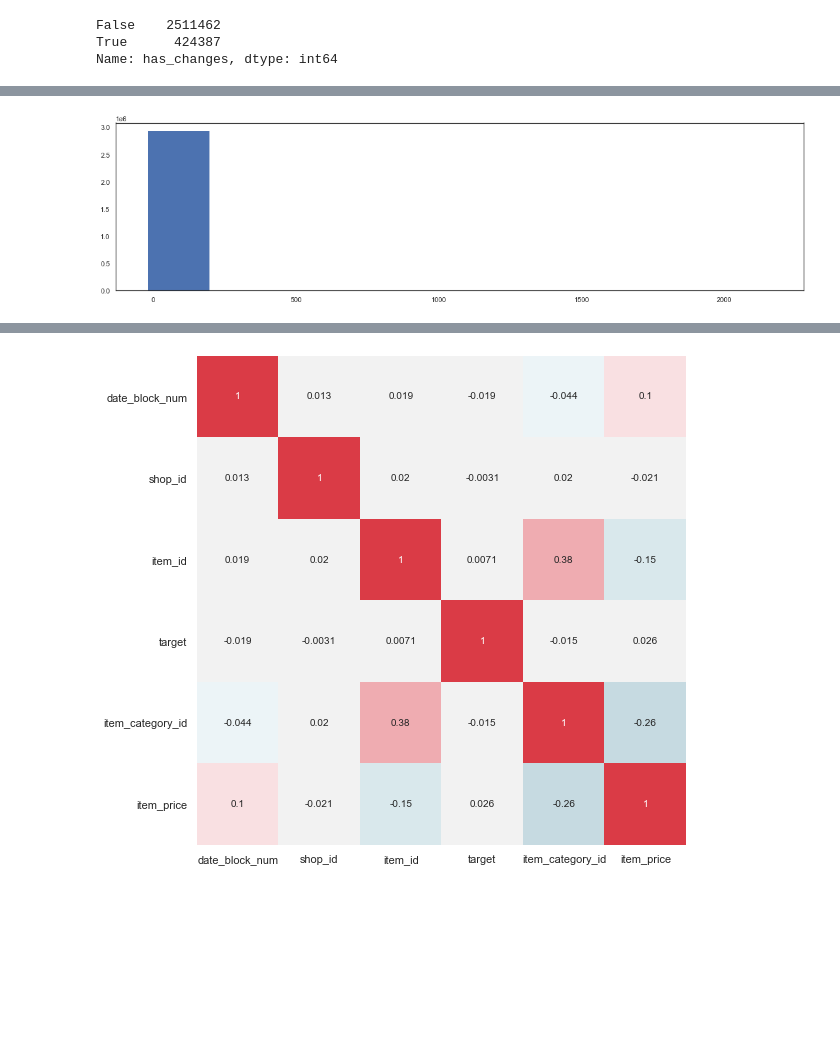
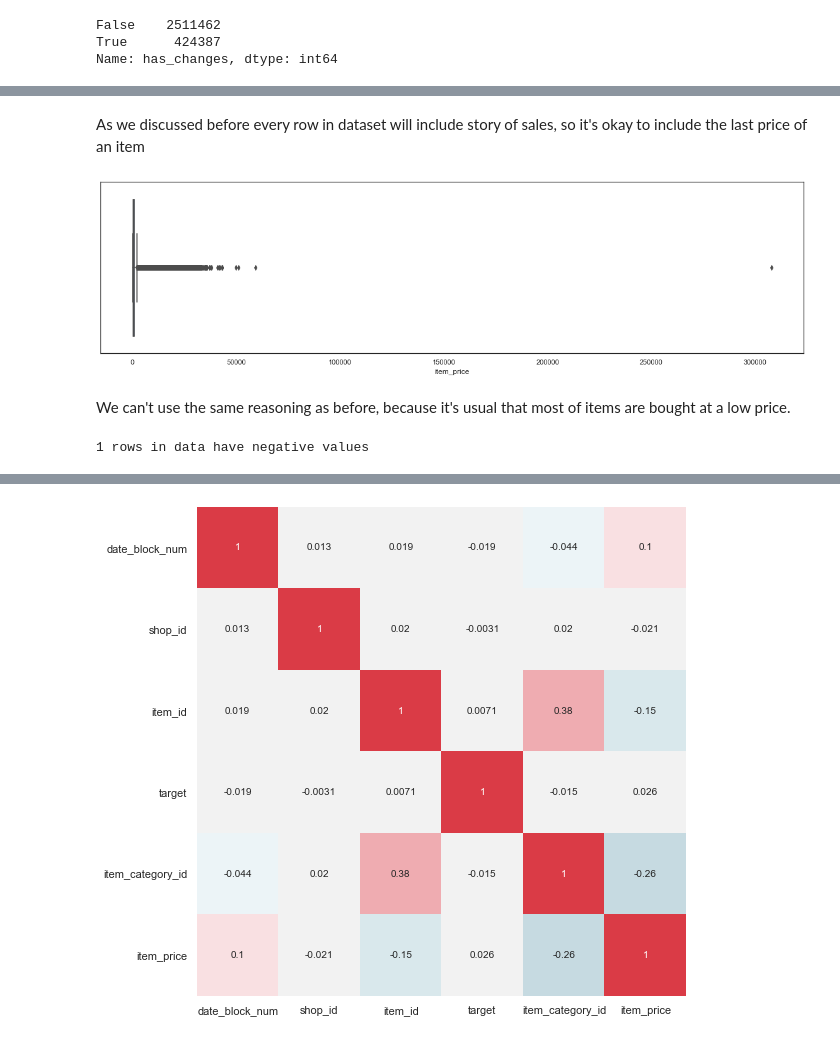
Before and after one commit to MShepelin/Predict-future-sales, a Jupyter notebook: Full workflow.ipynb, the cells around one changed output, grey strips where cells are left out. Cells and saved outputs as stored; diff of their text form; code cells hidden in the pictures; blank space fills up the shorter version.

```diff
--- a/Full workflow.ipynb
+++ b/Full workflow.ipynb
@@ -14,10 +14,13 @@ pd.set_option('display.max_rows', 200)
 pd.set_option('display.max_columns', 100)
 sns.set(style="white")
 # %%
-# Import data
-sales_train        = pd.read_csv('./readonly/sales_train.csv')
-test               = pd.read_csv('./readonly/test.csv')
+# Import data (we will immideatly merge some informaton together)
 items              = pd.read_csv('./readonly/items.csv').set_index('item_id')
+sales_train        = pd.read_csv('./readonly/sales_train.csv').join(items['item_category_id'], on='item_id')
+test               = pd.read_csv('./readonly/test.csv').join(items['item_category_id'], on='item_id')
 item_categories    = pd.read_csv('./readonly/item_categories.csv').set_index('item_category_id')
-shops              = pd.read_csv('./readonly/shops.csv')
+shops              = pd.read_csv('./readonly/shops.csv').set_index('shop_id')
+
+assert not sales_train['item_category_id'].isna().any()
+assert not test['item_category_id'].isna().any()
 # %% [markdown]
@@ -33,0 +60,3 @@ According to the destribution there are sertain outliers in both cases. Let's di
+# %%
+# Apply "abs" function
+sales_train.loc[:, 'item_cnt_day'] = sales_train['item_cnt_day'].apply(abs)
@@ -129,6 +154,14 @@ plt.show()
+# %% [markdown]
+As we discussed before every row in dataset will include story of sales, so it's okay to include the last price of an item
 # %%
 fig = plt.figure(figsize=(20, 5))
-plt.hist(sales_train['item_cnt_day'])
+sns.boxplot(sales_train['item_price'])
 plt.show()
 # %% [output]
-[figure, old version]
+[figure, new version]
+# %% [markdown]
+We can't use the same reasoning as before, because it's usual that most of items are bought at a low price.
+# %%
+print(len(sales_train[sales_train['item_price'] <= 0]), "rows in data have negative values")
+# %% [output]
+1 rows in data have negative values
```
Also changed, not shown: parts of 38 cells of this notebook.
